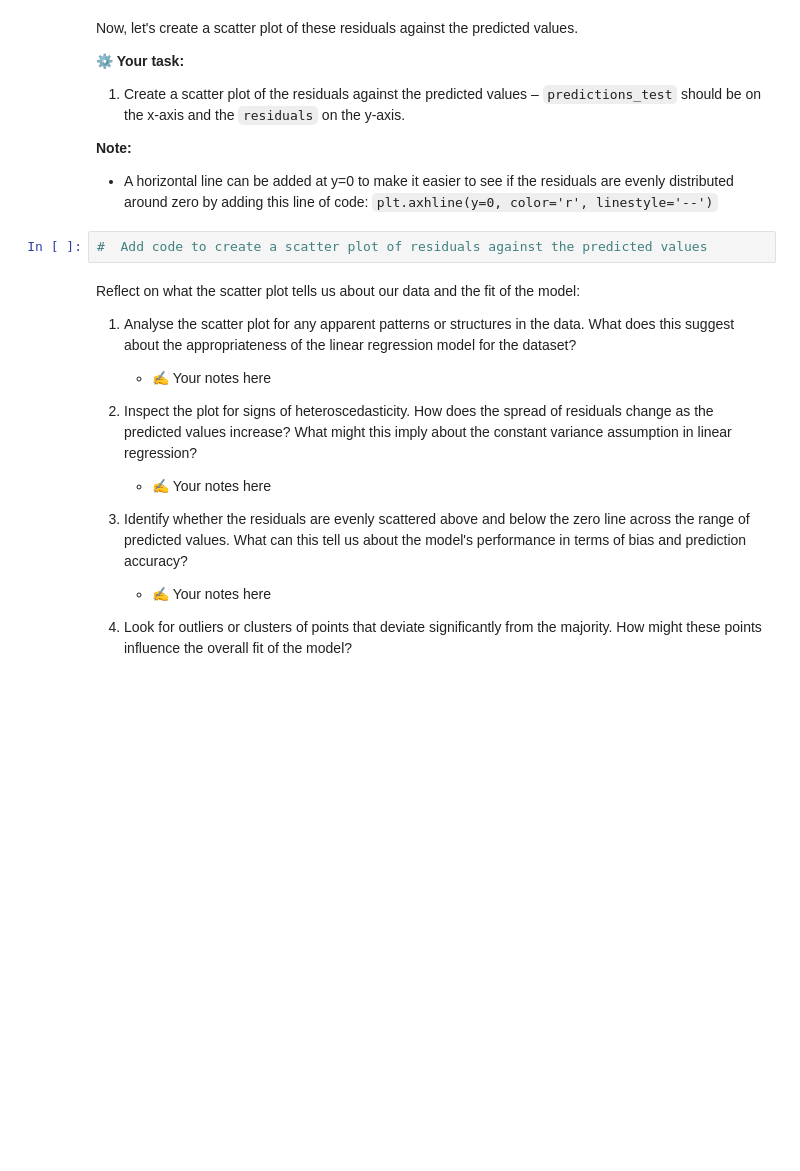
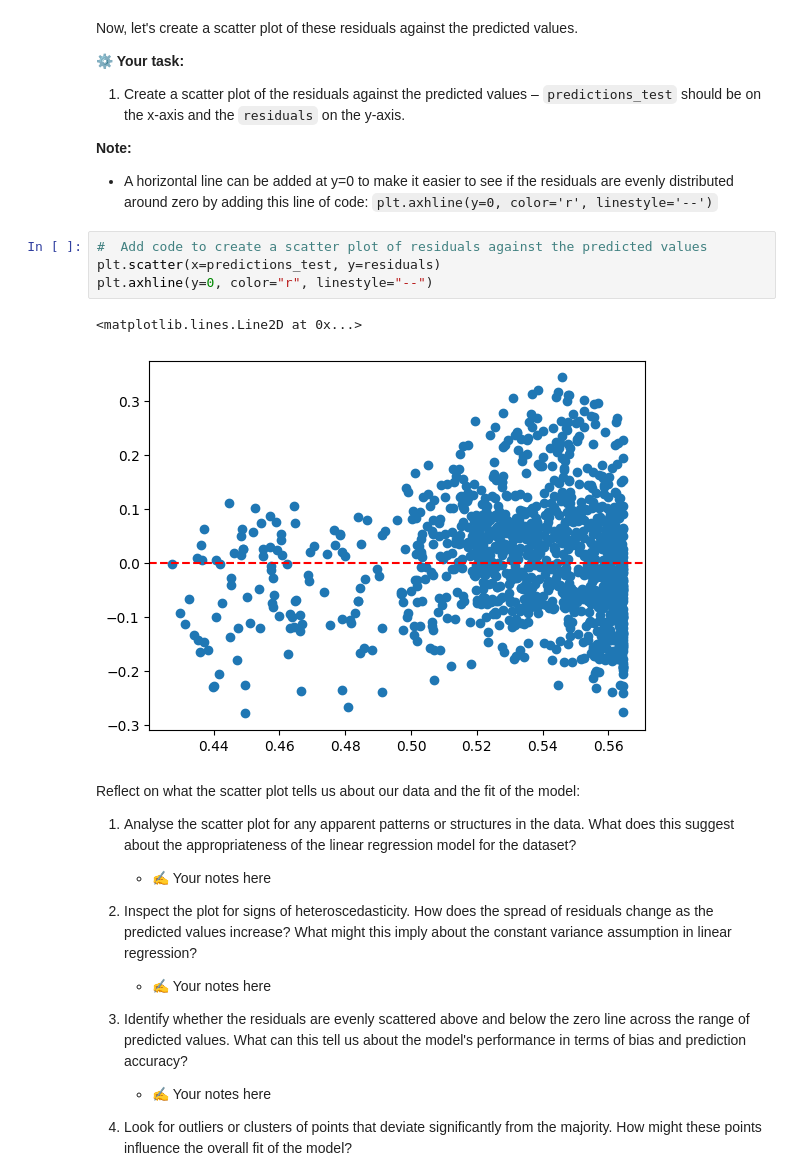
Before and after one commit to mut-rogers/Machine-Learning, a Jupyter notebook: Linear Regression/Code Challenge I/Linear_regression_Code_challenge_student.ipynb, the cells around one changed output. Cells and saved outputs as stored; diff of their text form; blank space fills up the shorter version.

```diff
--- a/Linear Regression/Code Challenge I/Linear_regression_Code_challenge_student.ipynb
+++ b/Linear Regression/Code Challenge I/Linear_regression_Code_challenge_student.ipynb
@@ -609,6 +755,11 @@ Now, let's create a scatter plot of these residuals against the predicted values
 `plt.axhline(y=0, color='r', linestyle='--')`
 # %%
 #  Add code to create a scatter plot of residuals against the predicted values
+plt.scatter(x=predictions_test, y=residuals)
+plt.axhline(y=0, color="r", linestyle="--")
+# %% [output]
+<matplotlib.lines.Line2D at 0x...>
+[figure, added]
 # %% [markdown]
 Reflect on what the scatter plot tells us about our data and the fit of the model:
 
```
Also changed, not shown: parts of 27 cells of this notebook, 2 other files.
